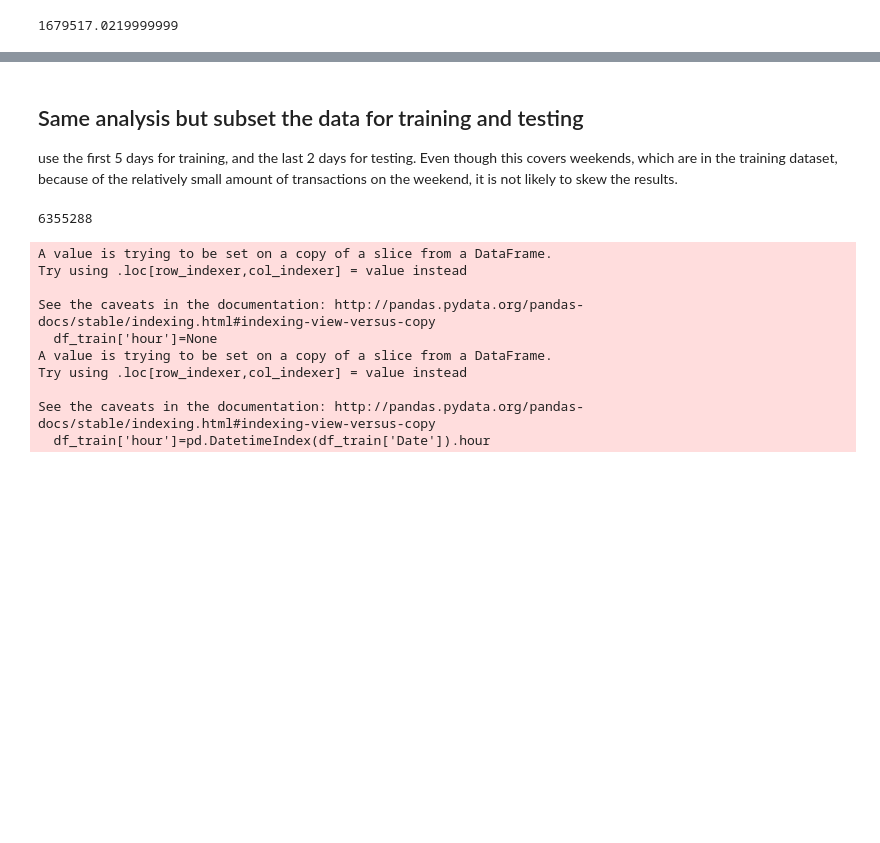
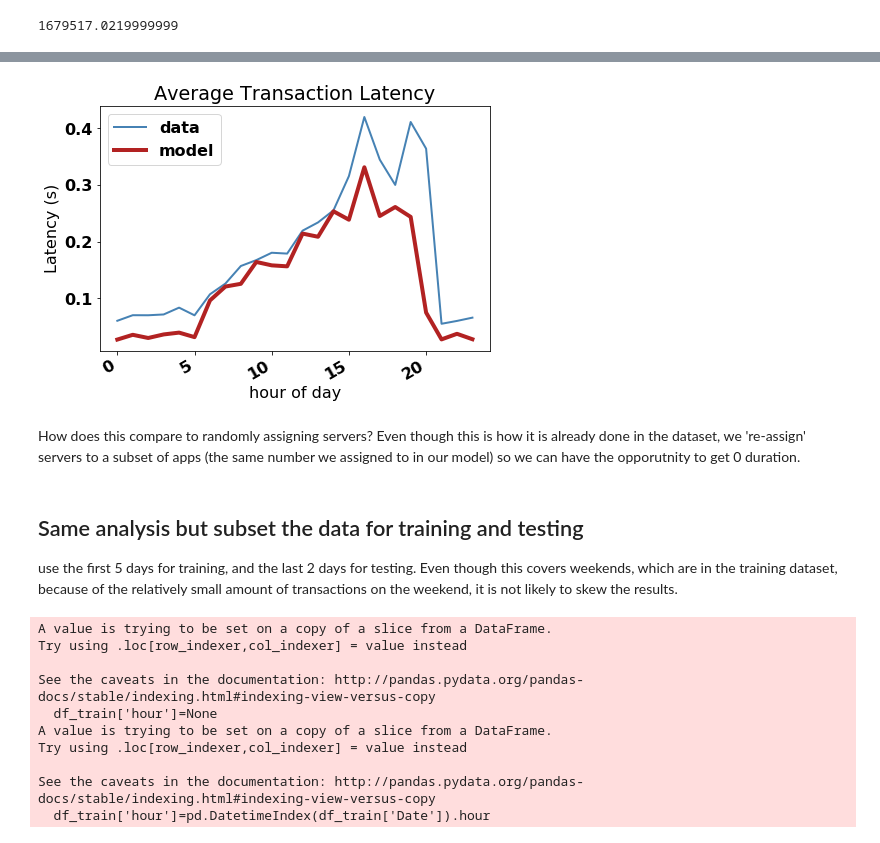
Before and after one commit to nrb75/Manifold, a Jupyter notebook: FP-Growth-optimize-hourly.ipynb, the cells around one changed output, grey strips where cells are left out. Cells and saved outputs as stored; diff of their text form; code cells hidden in the pictures; blank space fills up the shorter version.

```diff
--- a/FP-Growth-optimize-hourly.ipynb
+++ b/FP-Growth-optimize-hourly.ipynb
@@ -328,3 +225,20 @@ total_model_latency
+# %%
+fig, ax = plt.subplots(1,1, figsize=(7,5))
+ax.plot(model_output['hours'], model_output['avg_latency'], color='steelblue', linewidth=2.0, label='data')
+ax.plot(model_output['hours'], model_output['avg_latency_model'], color='firebrick', linewidth=4.0, label='model')
+
+
+## Rotate date labels automatically
+fig.autofmt_xdate()
+plt.ylabel('Latency (s)')
+plt.xlabel('hour of day')
+plt.title('Average Transaction Latency')
+plt.legend(loc='upper left')
+fig.savefig('Average_transaction_latency_hours_day1.png')
+# %% [output]
+[figure, added]
+# %% [markdown]
+How does this compare to randomly assigning servers? Even though this is how it is already done in the dataset, we 're-assign' servers to a subset of apps (the same number we assigned to in our model) so we can have the opporutnity to get 0 duration.
 # %% [markdown]
 ## Same analysis but subset the data for training and testing
 
@@ -337,6 +249,2 @@ total_latency
-# %%
-total_model_latency
-# %% [output]
-6355288
 # %%
 #adjust the min threshold to 0.9 instead of 0.8 percentile
```
Also changed, not shown: parts of 81 cells of this notebook, 6 other files.
